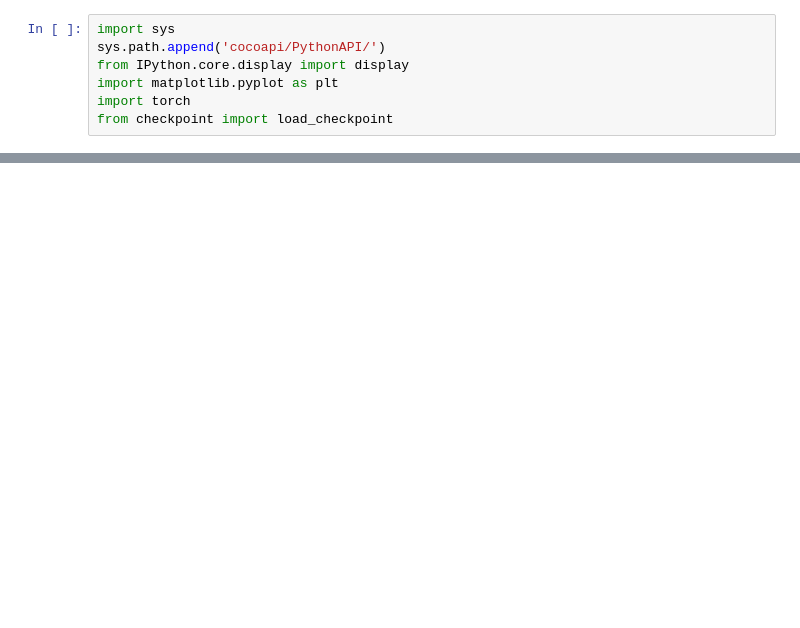
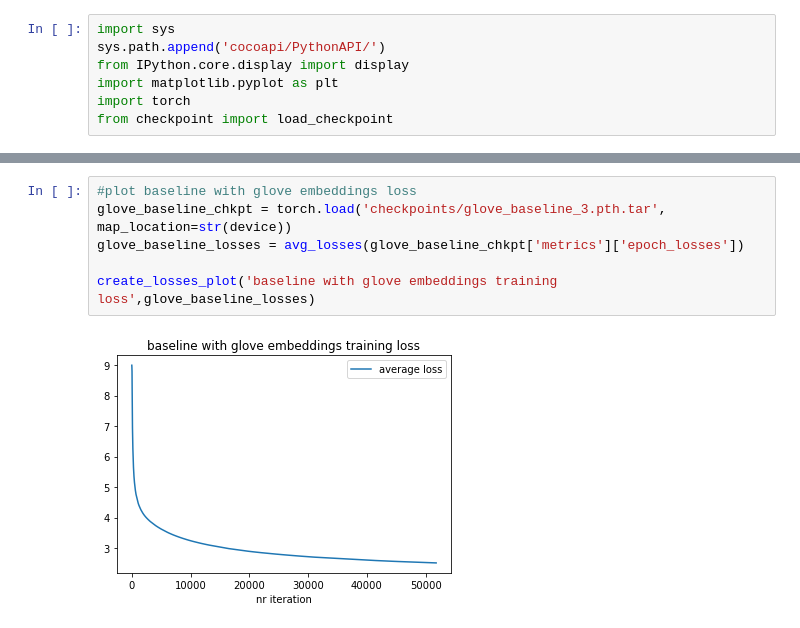
Before and after one commit to SarahAlkhateeb/Image-Captioning-with-Different-Decoders, a Jupyter notebook: plots.ipynb, the cells around one changed output, grey strips where cells are left out. Cells and saved outputs as stored; diff of their text form; blank space fills up the shorter version.

```diff
--- a/plots.ipynb
+++ b/plots.ipynb
@@ -45,0 +40,8 @@ create_losses_plot('bert_attention training loss',avg_losses(epoch_losses))
+# %%
+#plot baseline with glove embeddings loss
+glove_baseline_chkpt = torch.load('checkpoints/glove_baseline_3.pth.tar', map_location=str(device))
+glove_baseline_losses = avg_losses(glove_baseline_chkpt['metrics']['epoch_losses'])
+
+create_losses_plot('baseline with glove embeddings training loss',glove_baseline_losses)
+# %% [output]
+[figure, added]
```
Also changed, not shown: parts of 8 cells of this notebook.
